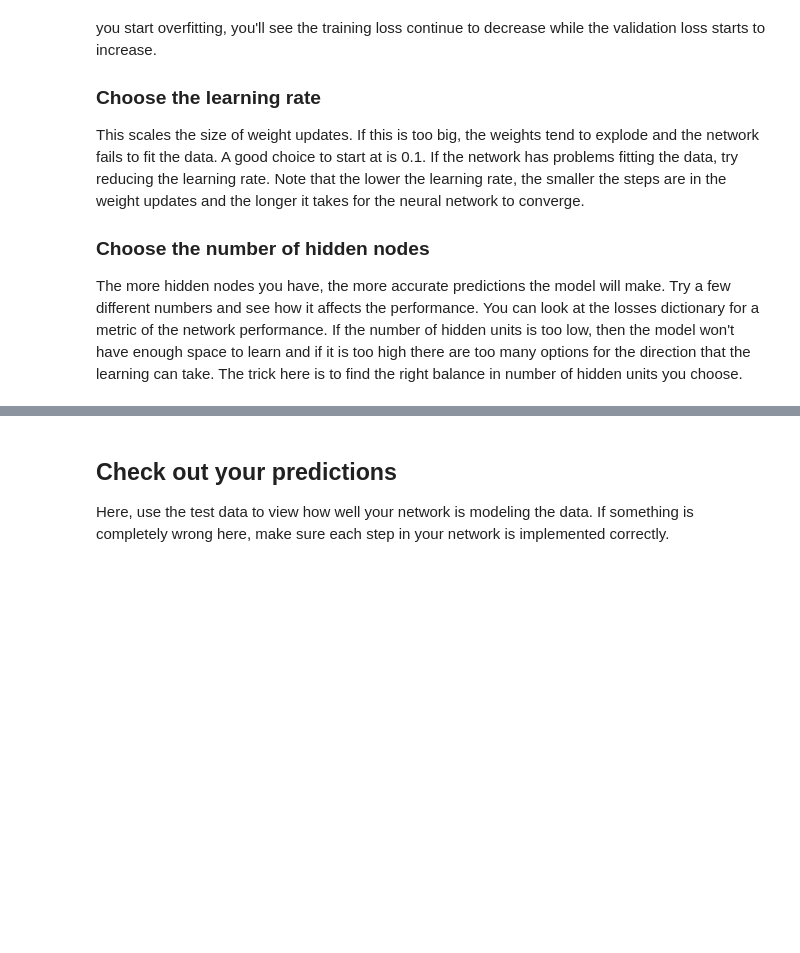
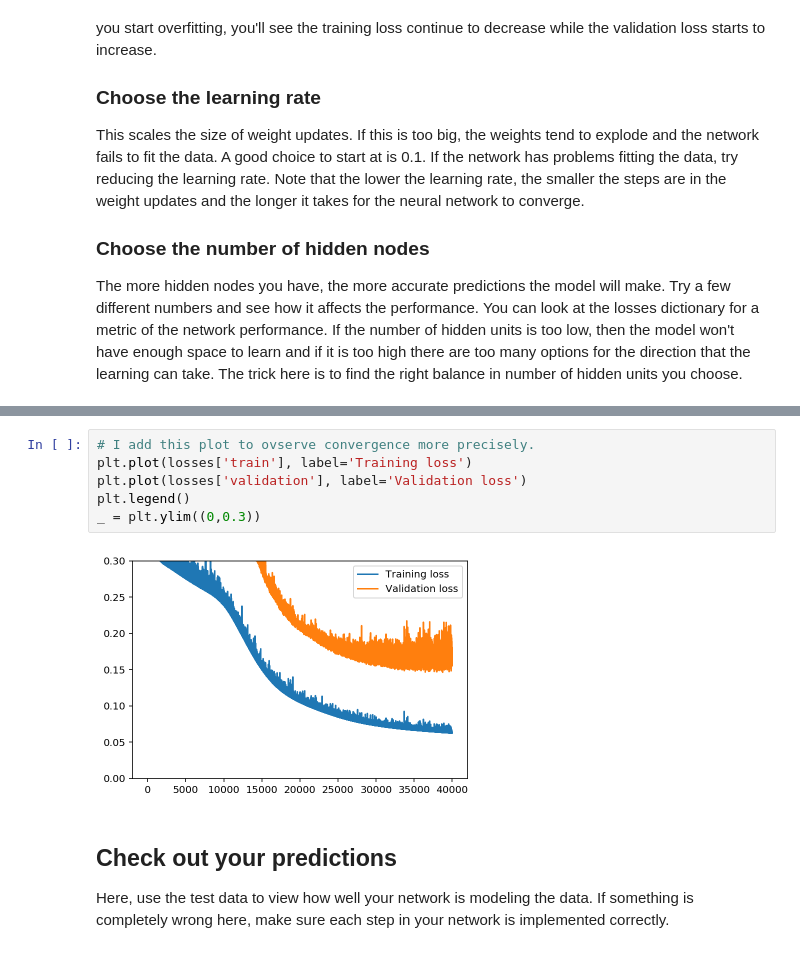
Before and after one commit to kyokke-viola/deep-learning, a Jupyter notebook: first-neural-network/Your_first_neural_network.ipynb, the cells around one changed output, grey strips where cells are left out. Drawn from its saved outputs; the diff is of its cells as text; blank space fills up the shorter version.

```diff
--- a/first-neural-network/Your_first_neural_network.ipynb
+++ b/first-neural-network/Your_first_neural_network.ipynb
@@ -332,3 +344,11 @@ _ = plt.ylim()
+# %%
+# I add this plot to ovserve convergence more precisely.
+plt.plot(losses['train'], label='Training loss')
+plt.plot(losses['validation'], label='Validation loss')
+plt.legend()
+_ = plt.ylim((0,0.3))
+# %% [output]
+[figure, added]
 # %% [markdown]
 ## Check out your predictions
 
```
Also changed, not shown: parts of 5 cells of this notebook, 1 other file.
